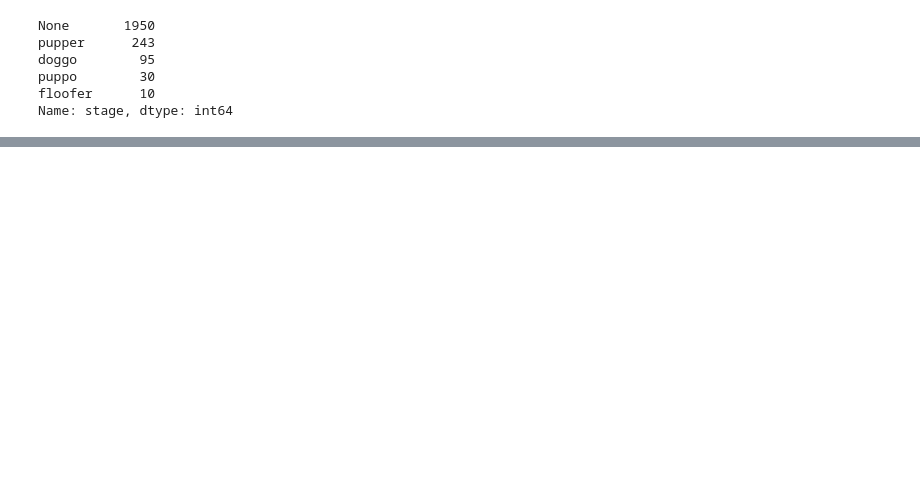
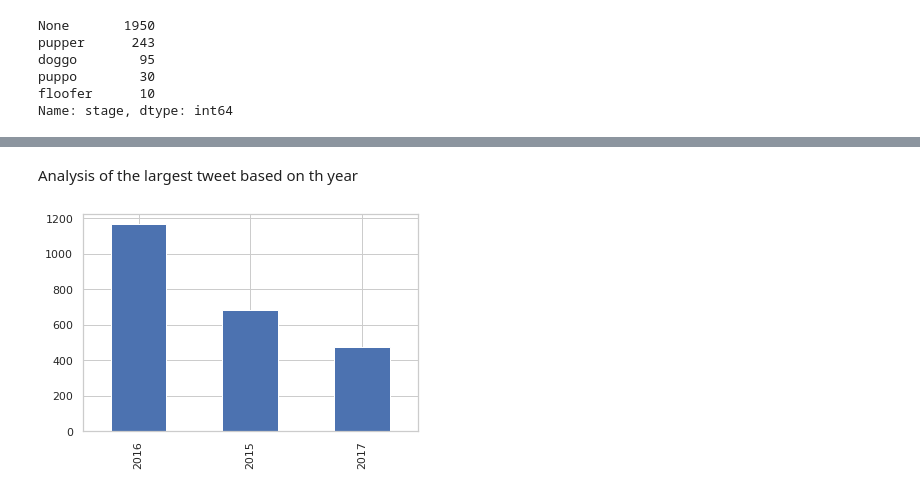
Before and after one commit to Siddharth1698/Data-Analyst-Nanodegree, a Jupyter notebook: Twitter analysis/wrangle_act.ipynb, the cells around one changed output, grey strips where cells are left out. Drawn from its saved outputs; the diff is of its cells as text; code cells hidden in the pictures; blank space fills up the shorter version.

```diff
--- a/Twitter analysis/wrangle_act.ipynb
+++ b/Twitter analysis/wrangle_act.ipynb
@@ -801,0 +827,6 @@ Name: stage, dtype: int64
+# %% [markdown]
+Analysis of the largest tweet based on th year
+# %%
+pd.DatetimeIndex(df['timestamp']).year.value_counts().plot(kind='bar');
+# %% [output]
+[figure, added]
```
Also changed, not shown: parts of 5 cells of this notebook.
